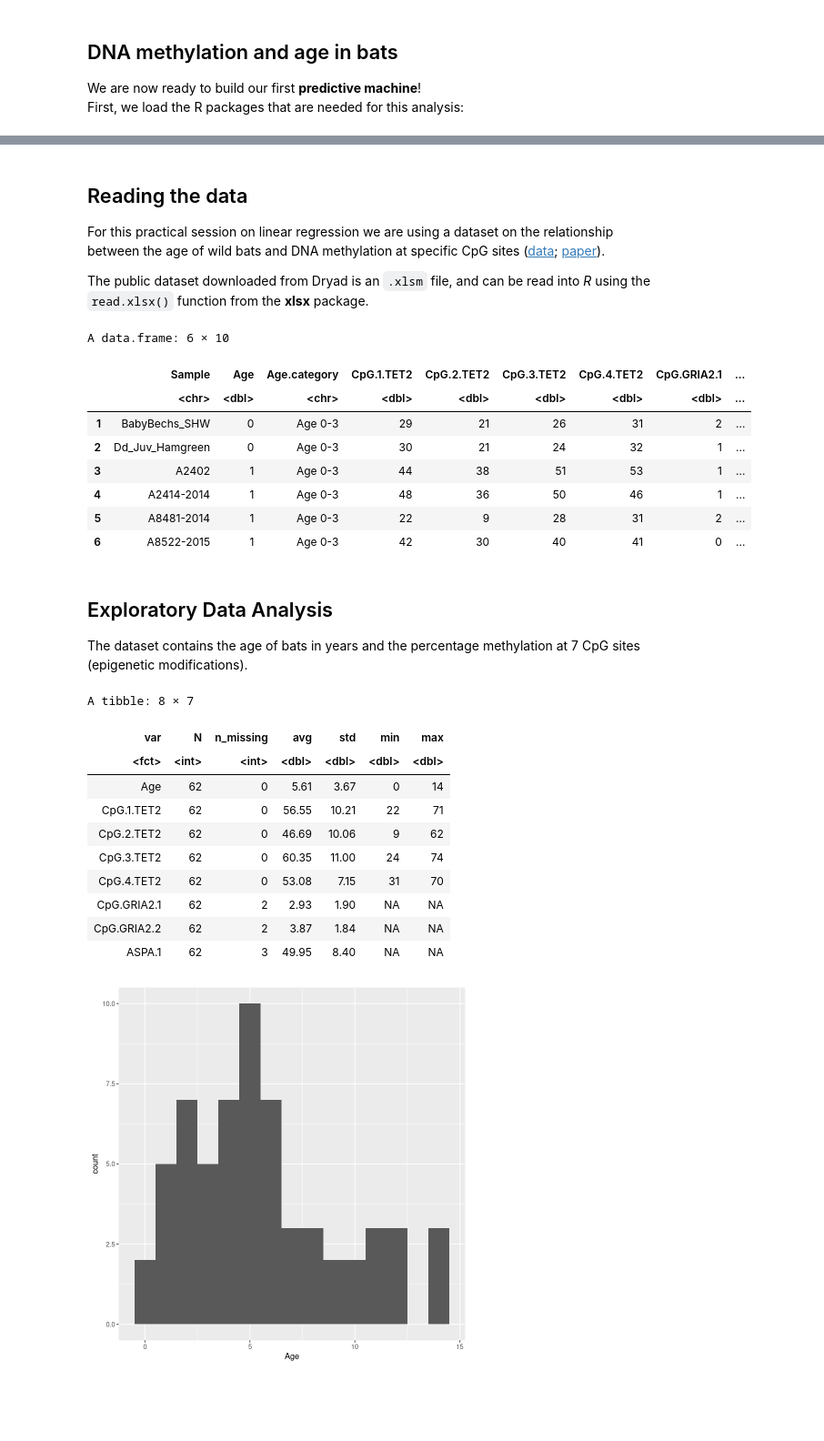
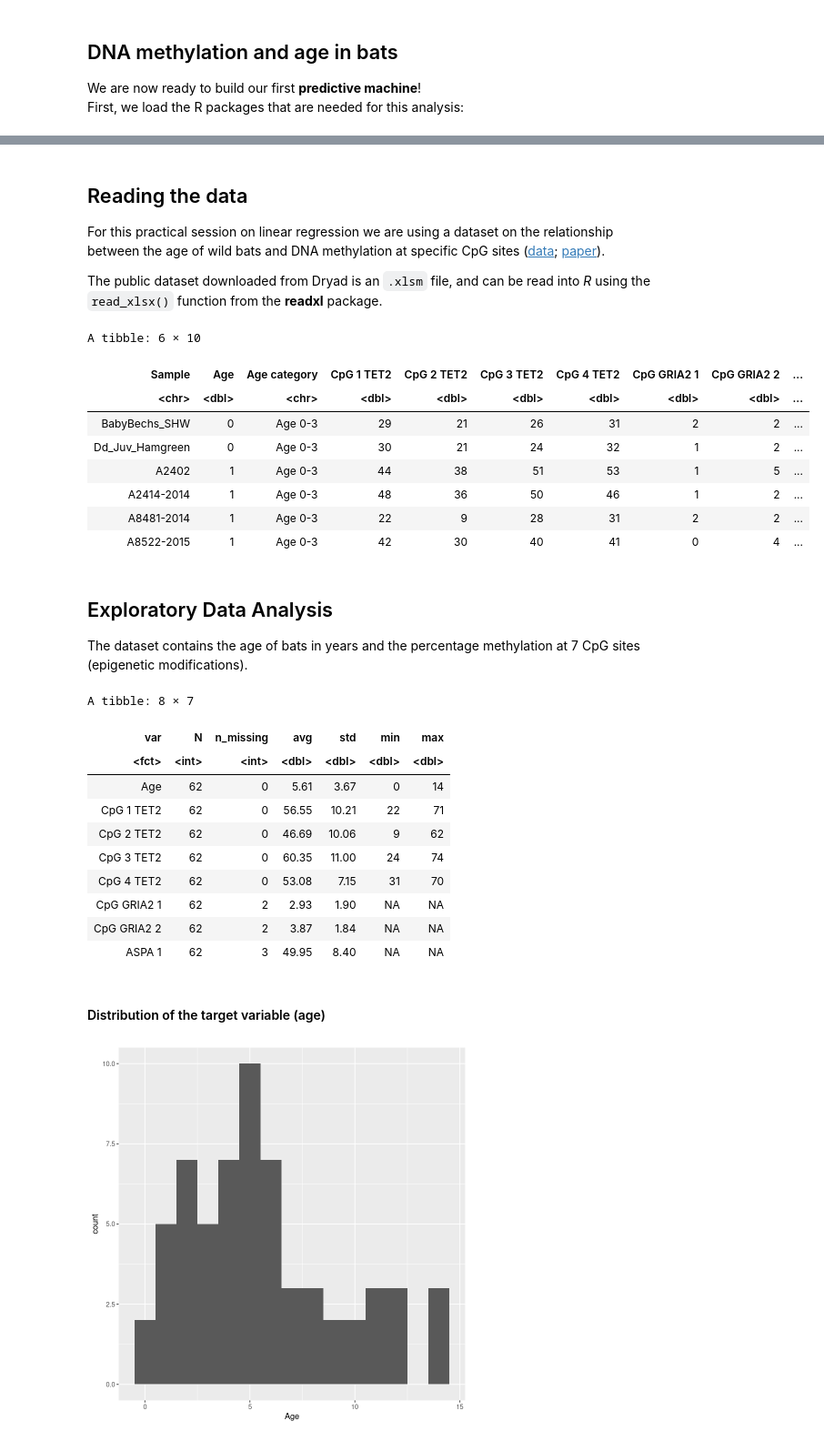
Before and after one commit to pietrofranceschi/Physalia_ML, a Jupyter notebook: scripts/2.linear_regression.ipynb, the cells around one changed output, grey strips where cells are left out. Shown at 91% size. Saved outputs shown, nothing was run; the diff lists cells and outputs as text; code cells hidden in the pictures; blank space fills up the shorter version.

```diff
--- a/scripts/2.linear_regression.ipynb
+++ b/scripts/2.linear_regression.ipynb
@@ -45,27 +45,27 @@ The following objects are masked from ‘package:base’:
 
 For this practical session on linear regression we are using a dataset on the relationship between the age of wild bats and DNA methylation at specific CpG sites ([data](https://datadryad.org/stash/dataset/doi:10.5061/dryad.rn0198d); [paper](https://onlinelibrary.wiley.com/doi/abs/10.1111/1755-0998.12925)).
 
-The public dataset downloaded from Dryad is an `.xlsm` file, and can be read into *R* using the `read.xlsx()` function from the **xlsx** package.
+The public dataset downloaded from Dryad is an `.xlsm` file, and can be read into *R* using the `read_xlsx()` function from the **readxl** package.
 # %%
-ch4 <- read.xlsx("../data/DNA methylation data.xlsm", sheetIndex = 1)
+ch4 <- readxl::read_xlsx("../data/DNA methylation data.xlsm", sheet = 1)
 ch4 %>%
   head()
 # %% [output]
-A data.frame: 6 × 10
+A tibble: 6 × 10
-|  | Sample | Age | Age.category | CpG.1.TET2 | CpG.2.TET2 | CpG.3.TET2 | CpG.4.TET2 | CpG.GRIA2.1 | ... |
-|  | <chr> | <dbl> | <chr> | <dbl> | <dbl> | <dbl> | <dbl> | <dbl> | ... |
-| 1 | BabyBechs_SHW | 0 | Age 0-3 | 29 | 21 | 26 | 31 | 2 | ... |
-| 2 | Dd_Juv_Hamgreen | 0 | Age 0-3 | 30 | 21 | 24 | 32 | 1 | ... |
-| 3 | A2402 | 1 | Age 0-3 | 44 | 38 | 51 | 53 | 1 | ... |
-| 4 | A2414-2014 | 1 | Age 0-3 | 48 | 36 | 50 | 46 | 1 | ... |
-| 5 | A8481-2014 | 1 | Age 0-3 | 22 | 9 | 28 | 31 | 2 | ... |
-| 6 | A8522-2015 | 1 | Age 0-3 | 42 | 30 | 40 | 41 | 0 | ... |
+| Sample | Age | Age category | CpG 1 TET2 | CpG 2 TET2 | CpG 3 TET2 | CpG 4 TET2 | CpG GRIA2 1 | CpG GRIA2 2 | ... |
+| <chr> | <dbl> | <chr> | <dbl> | <dbl> | <dbl> | <dbl> | <dbl> | <dbl> | ... |
+| BabyBechs_SHW | 0 | Age 0-3 | 29 | 21 | 26 | 31 | 2 | 2 | ... |
+| Dd_Juv_Hamgreen | 0 | Age 0-3 | 30 | 21 | 24 | 32 | 1 | 2 | ... |
+| A2402 | 1 | Age 0-3 | 44 | 38 | 51 | 53 | 1 | 5 | ... |
+| A2414-2014 | 1 | Age 0-3 | 48 | 36 | 50 | 46 | 1 | 2 | ... |
+| A8481-2014 | 1 | Age 0-3 | 22 | 9 | 28 | 31 | 2 | 2 | ... |
+| A8522-2015 | 1 | Age 0-3 | 42 | 30 | 40 | 41 | 0 | 4 | ... |
 # %% [markdown]
 ## Exploratory Data Analysis
 
 The dataset contains the age of bats in years and the percentage methylation at 7 CpG sites (epigenetic modifications).
 # %%
-mCH4 <- reshape2::melt(ch4, id.vars = c("Sample","Age.category"), variable.name = "var")
+mCH4 <- reshape2::melt(ch4, id.vars = c("Sample","Age category"), variable.name = "var")
 mCH4 %>%
   group_by(var) %>%
   summarise(N = n(),
@@ -79,13 +79,15 @@ A tibble: 8 × 7
 | var | N | n_missing | avg | std | min | max |
 | <fct> | <int> | <int> | <dbl> | <dbl> | <dbl> | <dbl> |
 | Age | 62 | 0 | 5.61 | 3.67 | 0 | 14 |
-| CpG.1.TET2 | 62 | 0 | 56.55 | 10.21 | 22 | 71 |
-| CpG.2.TET2 | 62 | 0 | 46.69 | 10.06 | 9 | 62 |
-| CpG.3.TET2 | 62 | 0 | 60.35 | 11.00 | 24 | 74 |
-| CpG.4.TET2 | 62 | 0 | 53.08 | 7.15 | 31 | 70 |
-| CpG.GRIA2.1 | 62 | 2 | 2.93 | 1.90 | NA | NA |
-| CpG.GRIA2.2 | 62 | 2 | 3.87 | 1.84 | NA | NA |
-| ASPA.1 | 62 | 3 | 49.95 | 8.40 | NA | NA |
+| CpG 1 TET2 | 62 | 0 | 56.55 | 10.21 | 22 | 71 |
+| CpG 2 TET2 | 62 | 0 | 46.69 | 10.06 | 9 | 62 |
+| CpG 3 TET2 | 62 | 0 | 60.35 | 11.00 | 24 | 74 |
+| CpG 4 TET2 | 62 | 0 | 53.08 | 7.15 | 31 | 70 |
+| CpG GRIA2 1 | 62 | 2 | 2.93 | 1.90 | NA | NA |
+| CpG GRIA2 2 | 62 | 2 | 3.87 | 1.84 | NA | NA |
+| ASPA 1 | 62 | 3 | 49.95 | 8.40 | NA | NA |
+# %% [markdown]
+#### Distribution of the target variable (age)
 # %%
 ggplot(data = ch4, aes(Age)) + geom_histogram(binwidth = 1)
 # %% [output]
```
Also changed, not shown: parts of 5 cells of this notebook, 1 other file.
